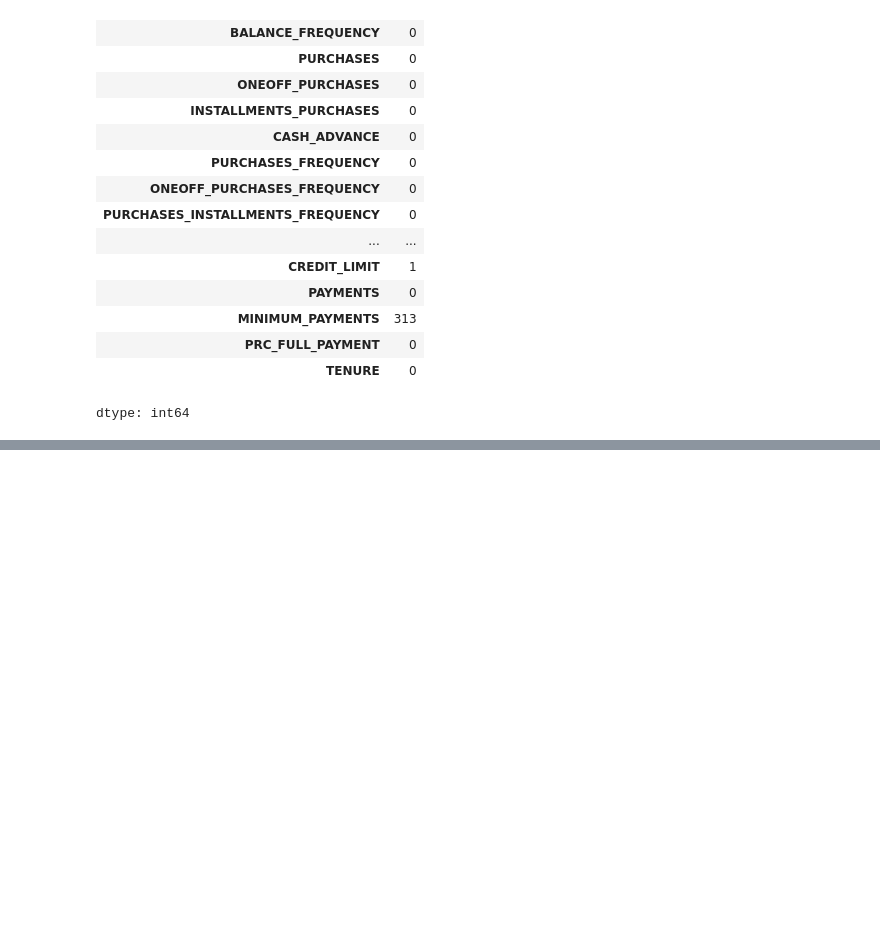
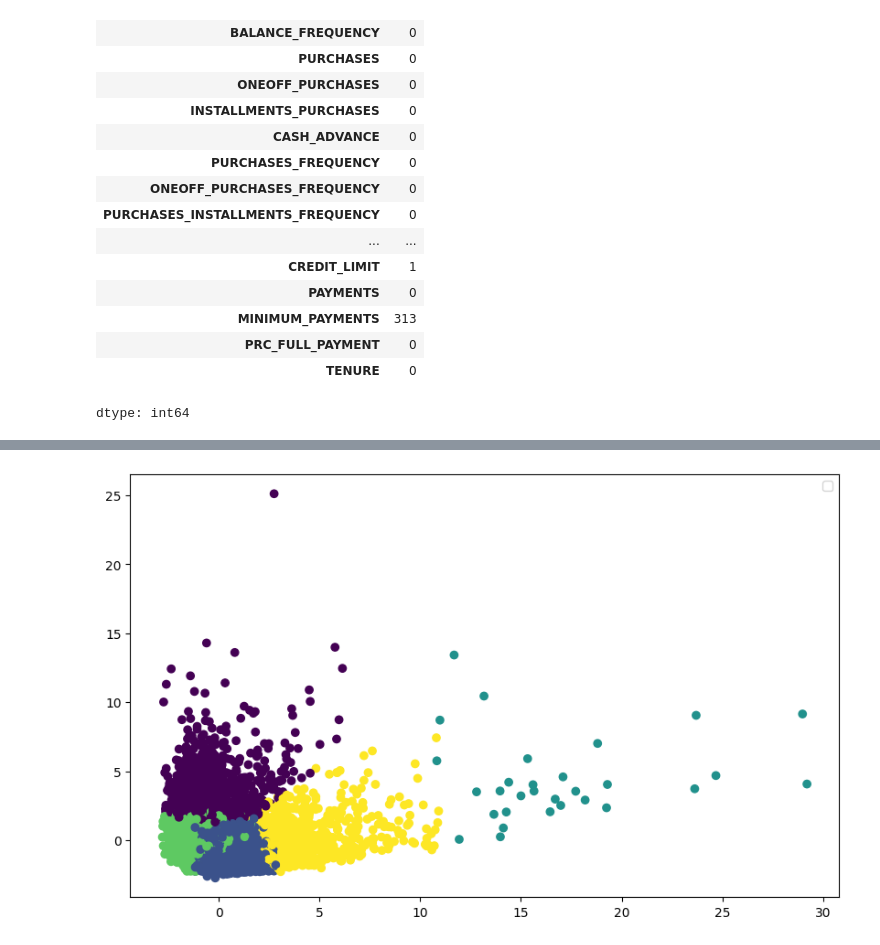
Before and after one commit to Edwinshajan2006/data-science-, a Jupyter notebook: Clustering_.ipynb, the cells around one changed output, grey strips where cells are left out. Cells and saved outputs as stored; diff of their text form; code cells hidden in the pictures; blank space fills up the shorter version.

```diff
--- a/Clustering_.ipynb
+++ b/Clustering_.ipynb
@@ -64,0 +191,7 @@ dtype: int64
+# %%
+plt.figure(figsize=(10,6))
+plt.scatter(df_pca[:,0],df_pca[:,1],c=df['Cluster'])
+plt.legend()
+plt.show()
+# %% [output]
+[figure, added]
```
Also changed, not shown: parts of 14 cells of this notebook.
